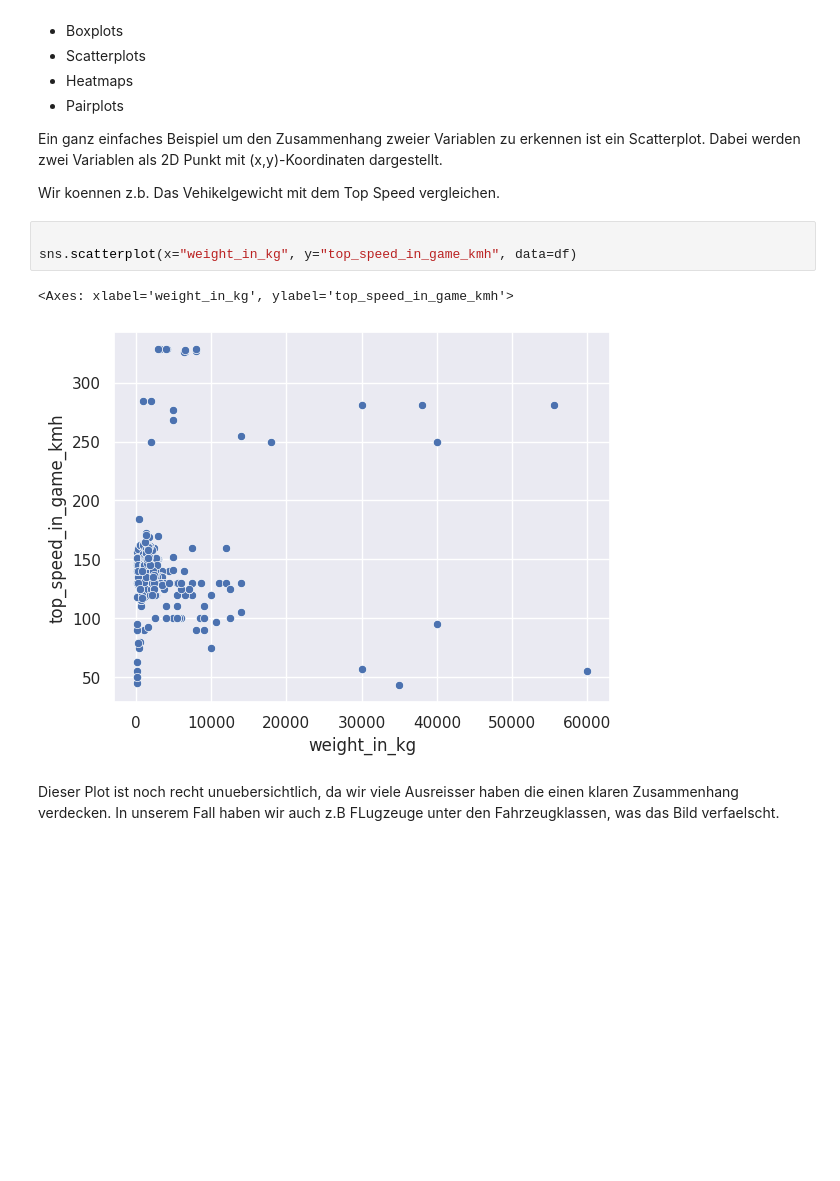
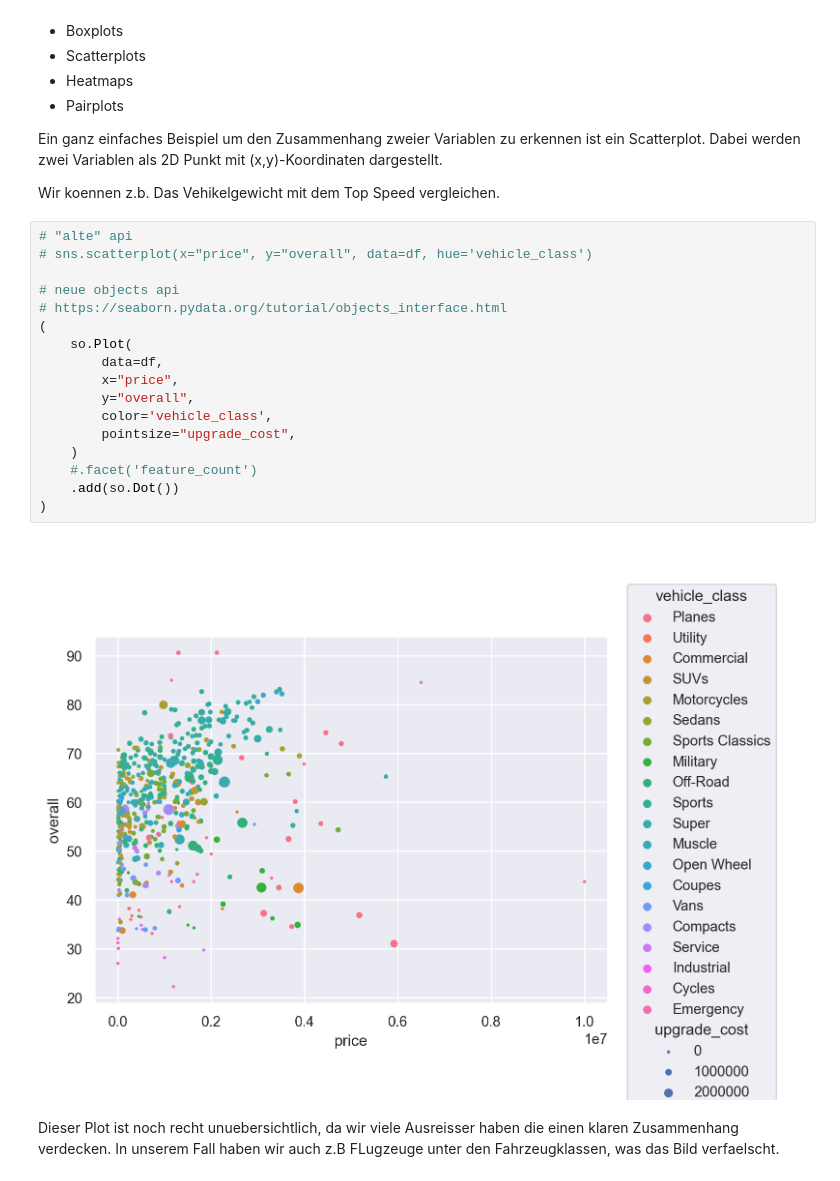
Before and after one commit to dorianprill/workshop-kmu-data, a Jupyter notebook: 02_transform_visualize.ipynb, the cells around one changed output. Cells and saved outputs as stored; diff of their text form; blank space fills up the shorter version.

```diff
--- a/02_transform_visualize.ipynb
+++ b/02_transform_visualize.ipynb
@@ -172,11 +185,24 @@ Ein ganz einfaches Beispiel um den Zusammenhang zweier Variablen zu erkennen ist
 
 Wir koennen z.b. Das Vehikelgewicht mit dem Top Speed vergleichen.
 # %%
+# "alte" api
+# sns.scatterplot(x="price", y="overall", data=df, hue='vehicle_class')
 
-sns.scatterplot(x="weight_in_kg", y="top_speed_in_game_kmh", data=df)
+# neue objects api
+# https://seaborn.pydata.org/tutorial/objects_interface.html
+(
+    so.Plot(
+        data=df,
+        x="price",
+        y="overall",
+        color='vehicle_class',
+        pointsize="upgrade_cost",
+    )
+    #.facet('feature_count')
+    .add(so.Dot())
+)
 # %% [output]
-<Axes: xlabel='weight_in_kg', ylabel='top_speed_in_game_kmh'>
-[figure, old version]
+[figure, new version]
 # %% [markdown]
 Dieser Plot ist noch recht unuebersichtlich, da wir viele Ausreisser haben die einen klaren Zusammenhang verdecken.
 In unserem Fall haben wir auch z.B FLugzeuge unter den Fahrzeugklassen, was das Bild verfaelscht.
```
Also changed, not shown: parts of 7 cells of this notebook, 1 other file.
